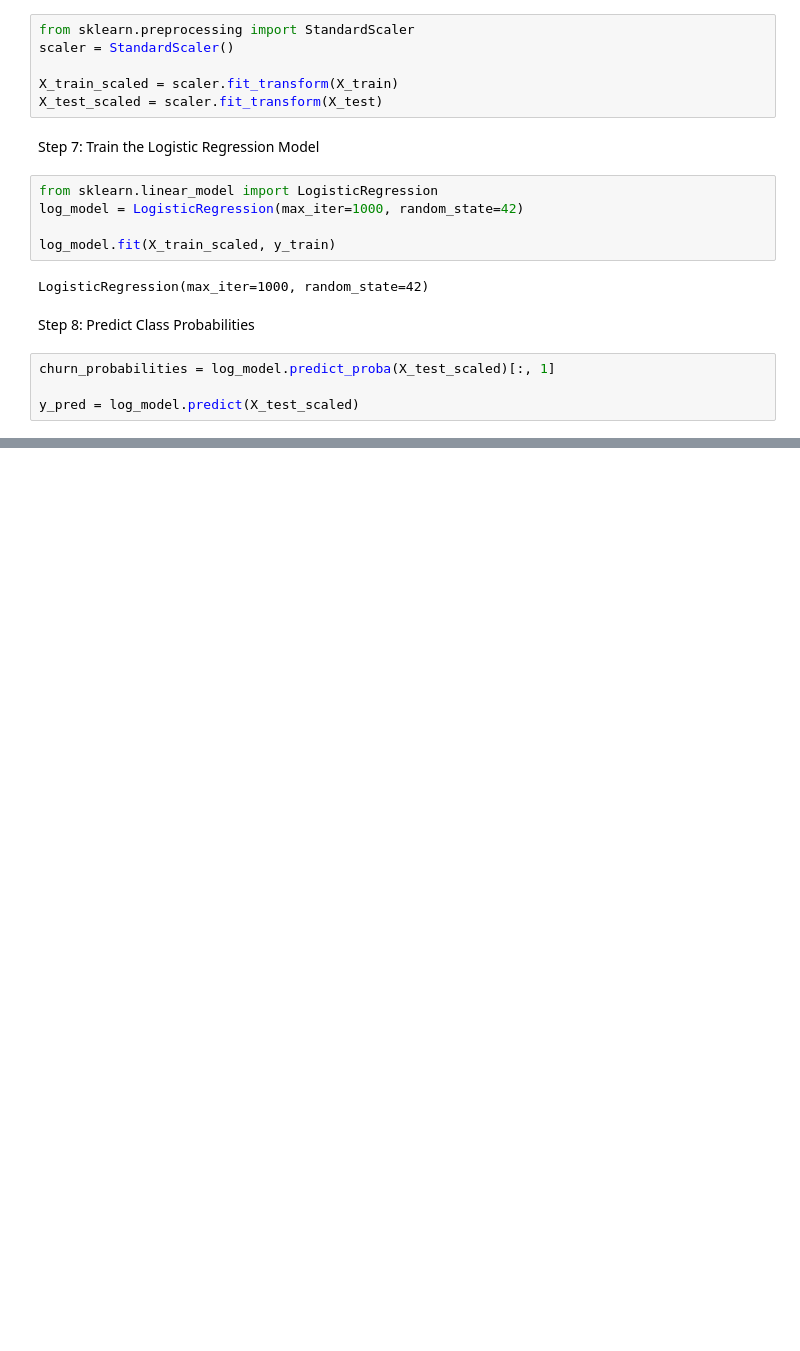
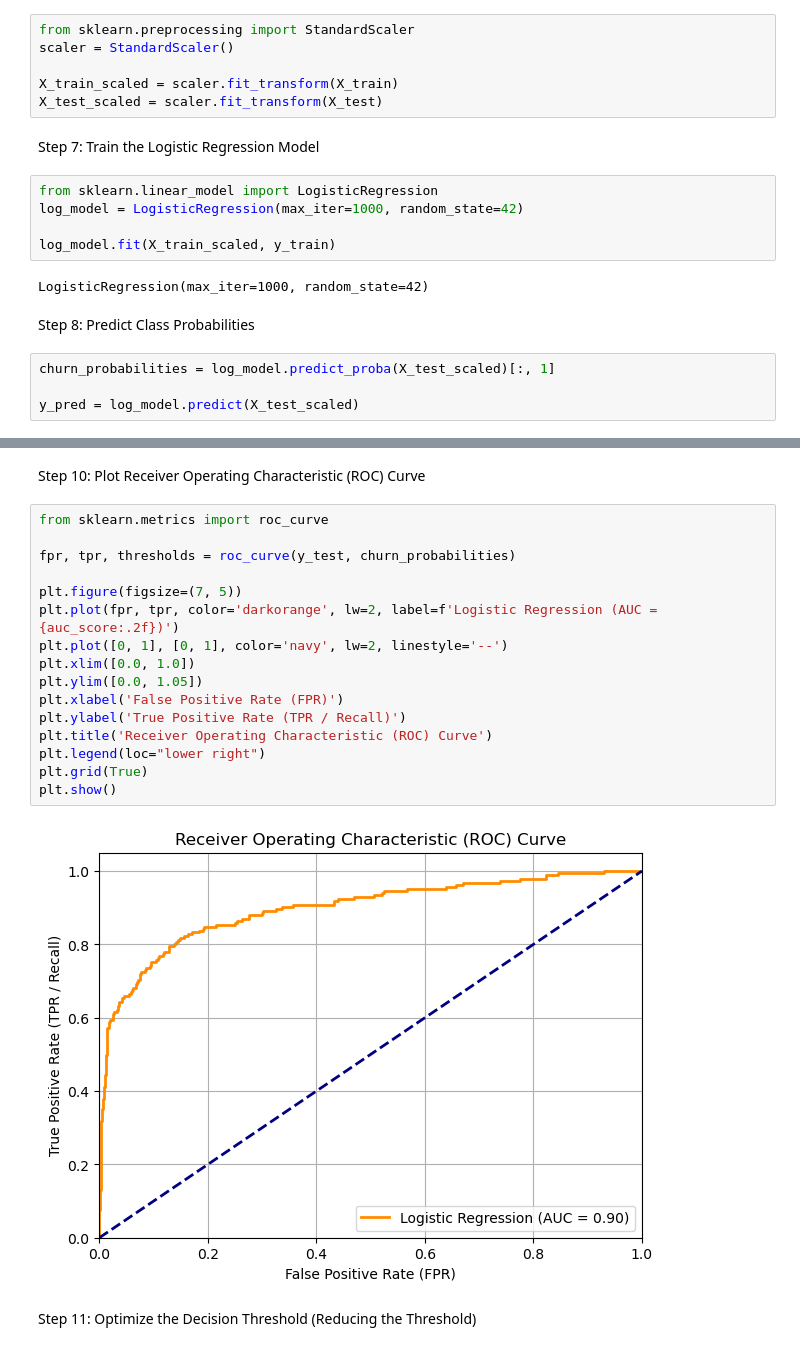
Before and after one commit to dhruv-jani-0808/Machine-Learning-Projects, a Jupyter notebook: 2_logistic_regression/main.ipynb, the cells around one changed output, grey strips where cells are left out. Cells and saved outputs as stored; diff of their text form; blank space fills up the shorter version.

Commit message:
Add : plot the ROC AUC curve and sigmoid curve

```diff
--- a/2_logistic_regression/main.ipynb
+++ b/2_logistic_regression/main.ipynb
@@ -180,0 +173,22 @@ array([[874,  67],
+# %% [markdown]
+Step 10: Plot Receiver Operating Characteristic (ROC) Curve
+# %%
+from sklearn.metrics import roc_curve
+
+fpr, tpr, thresholds = roc_curve(y_test, churn_probabilities)
+
+plt.figure(figsize=(7, 5))
+plt.plot(fpr, tpr, color='darkorange', lw=2, label=f'Logistic Regression (AUC = {auc_score:.2f})')
+plt.plot([0, 1], [0, 1], color='navy', lw=2, linestyle='--')
+plt.xlim([0.0, 1.0])
+plt.ylim([0.0, 1.05])
+plt.xlabel('False Positive Rate (FPR)')
+plt.ylabel('True Positive Rate (TPR / Recall)')
+plt.title('Receiver Operating Characteristic (ROC) Curve')
+plt.legend(loc="lower right")
+plt.grid(True)
+plt.show()
+# %% [output]
+[figure, added]
+# %% [markdown]
+Step 11: Optimize the Decision Threshold (Reducing the Threshold)
```
Also changed, not shown: parts of 10 cells of this notebook.
